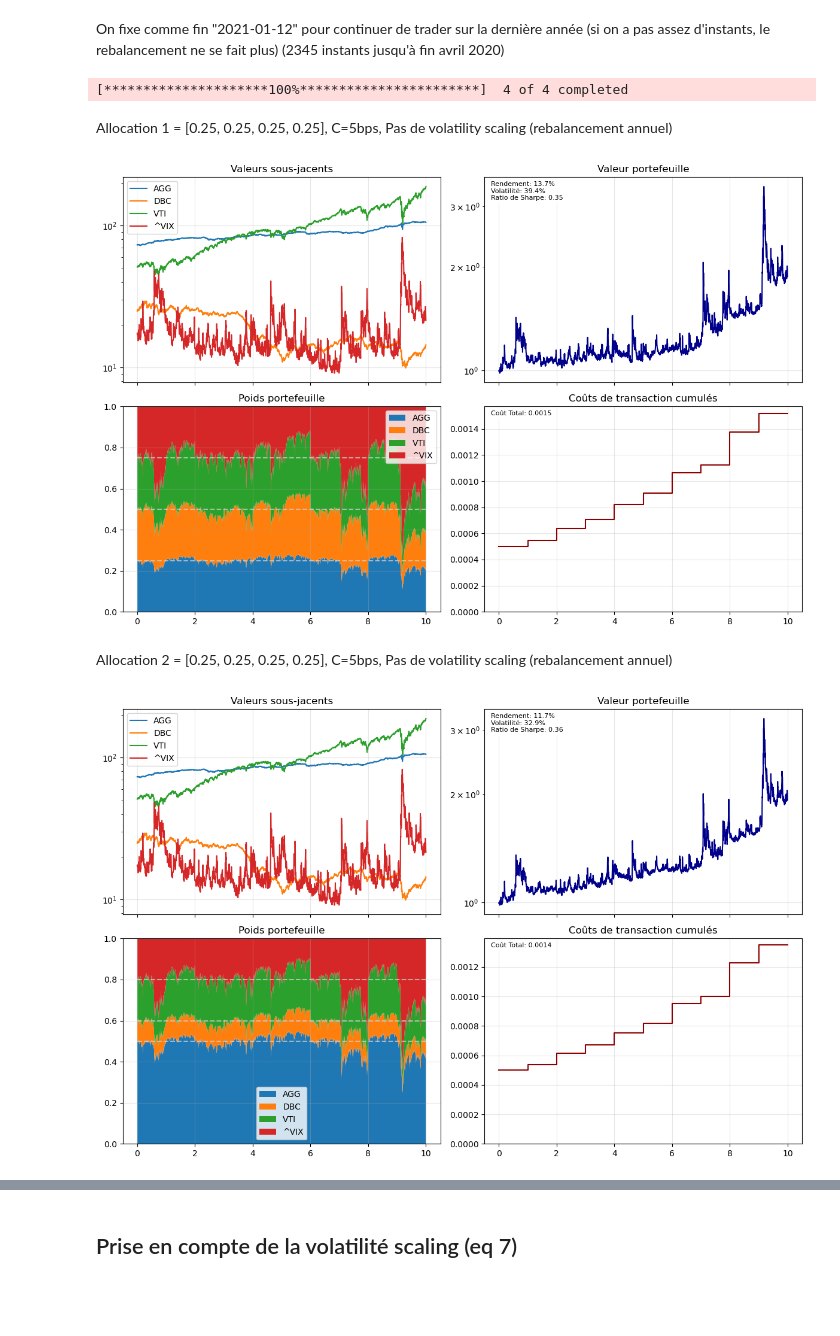
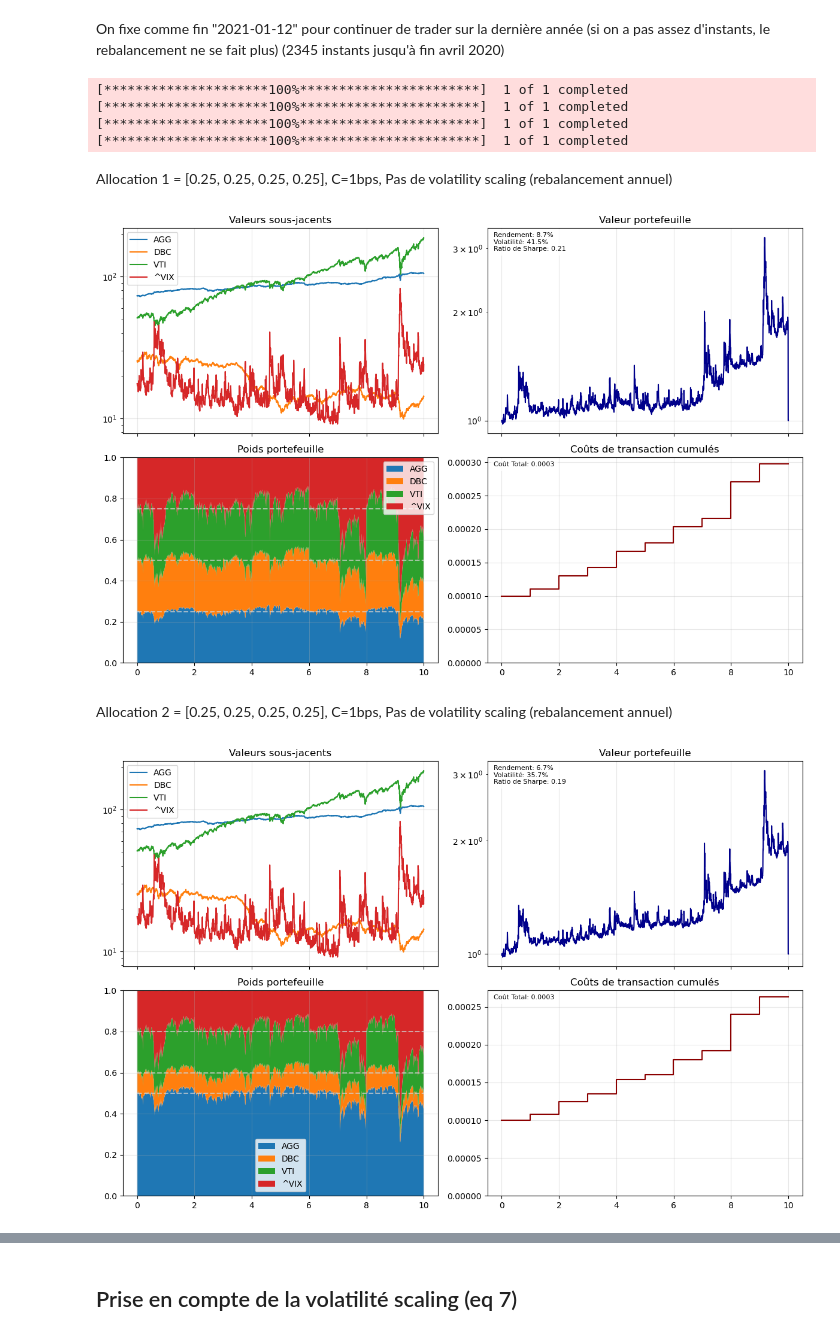
Before and after one commit to alexandreviard/DL-Portfolio-CMAP, a Jupyter notebook: massyle/allocation_article_zhang_DL.ipynb, the cells around one changed output, grey strips where cells are left out. Cells and saved outputs as stored; diff of their text form; code cells hidden in the pictures; blank space fills up the shorter version.

```diff
--- a/massyle/allocation_article_zhang_DL.ipynb
+++ b/massyle/allocation_article_zhang_DL.ipynb
@@ -6,22 +8,21 @@ import matplotlib.pyplot as plt
 # %% [markdown]
 On fixe comme fin "2021-01-12" pour continuer de trader sur la dernière année (si on a pas assez d'instants, le rebalancement ne se fait plus) (2345 instants jusqu'à fin avril 2020)
-# %%
-tickers = ['VTI', 'AGG', 'DBC', '^VIX']
-data = yf.download(tickers, start="2011-01-01", end="2021-01-12", interval="1d")['Adj Close']
-data_na = data.dropna(axis=0).copy()
-
-for column in data_na.columns:
-    data_na.loc[:, f'{column}_r(t)'] = data_na[column].pct_change()
-    data_na.loc[:, f'{column}_r(t+1)'] = data_na[f'{column}_r(t)'].shift(-1)
-
-data_na.dropna(axis=0, inplace=True)
-data_na.reset_index(inplace=True)
-data_na['Date'] = data_na['Date'].dt.date
-# %% [output]
-[*********************100%***********************]  4 of 4 completed
+# %%
+def get_data(tickers, start_date, end_date):
+    """Récupère les données historiques des actifs"""
+    data = pd.DataFrame()
+    for ticker in tickers:
+        stock = yf.download(ticker, start=start_date, end=end_date)
+        data[ticker] = stock['Adj Close']
+    return data
 # %%
-spot = data_na[['AGG', 'DBC', 'VTI', '^VIX']].to_numpy()
+spot = get_data(['AGG', 'DBC', 'VTI', '^VIX'], "2011-01-01", "2021-01-12").to_numpy()
 years=10
+# %% [output]
+[*********************100%***********************]  1 of 1 completed
+[*********************100%***********************]  1 of 1 completed
+[*********************100%***********************]  1 of 1 completed
+[*********************100%***********************]  1 of 1 completed
 # %%
 def simulate_portfolio(spot, years, allocation, C=0.0001, rebalancing_freq='yearly'):
 
@@ -85,7 +86,7 @@ def plot_portfolio_analysis(
     ax.grid(True, alpha=0.3)
 
     # Calcul et affichage des métriques de performance
-    returns = np.diff(portfolio_value) / portfolio_value[:-1]
+    returns = pd.Series(portfolio_value).pct_change().dropna()
     volatility = returns.std() * np.sqrt(252)
     sharpe = (returns.mean() * 252) / (returns.std() * np.sqrt(252))
 
@@ -145,26 +146,26 @@ allocation2 = [0.5, 0.1, 0.2, 0.2]
 allocation3 = [0.1, 0.5, 0.2, 0.2]
 allocation4 = [0.4, 0.4, 0.1, 0.1]
 # %% [markdown]
-Allocation 1 = [0.25, 0.25, 0.25, 0.25], C=5bps, Pas de volatility scaling (rebalancement annuel)
+Allocation 1 = [0.25, 0.25, 0.25, 0.25], C=1bps, Pas de volatility scaling (rebalancement annuel)
 # %%
-t, portfolio_value, weights_actual, weights_target, index_rebalancing, rebalancing_cost = simulate_portfolio(spot, years, allocation1, C=0.0005, rebalancing_freq='yearly')
+t, portfolio_value, weights_actual, weights_target, index_rebalancing, rebalancing_cost = simulate_portfolio(spot, years, allocation1, C=0.0001, rebalancing_freq='yearly')
 
 fig, axes = plot_portfolio_analysis(
     t=t,
     spot=spot,
     portfolio_value=portfolio_value,
     weights_actual=weights_actual,
     weights_target=weights_target,
     index_rebalancing=index_rebalancing,
     rebalancing_cost=rebalancing_cost
 )
 plt.show()
 # %% [output]
-[figure, old version]
+[figure, new version]
 # %% [markdown]
-Allocation 2 = [0.25, 0.25, 0.25, 0.25], C=5bps, Pas de volatility scaling (rebalancement annuel)
+Allocation 2 = [0.25, 0.25, 0.25, 0.25], C=1bps, Pas de volatility scaling (rebalancement annuel)
 # %%
-t, portfolio_value, weights_actual, weights_target, index_rebalancing, rebalancing_cost = simulate_portfolio(spot, years, allocation2, C=0.0005, rebalancing_freq='yearly')
+t, portfolio_value, weights_actual, weights_target, index_rebalancing, rebalancing_cost = simulate_portfolio(spot, years, allocation2, C=0.0001, rebalancing_freq='yearly')
 
 fig, axes = plot_portfolio_analysis(
     t=t,
@@ -177,5 +178,5 @@ fig, axes = plot_portfolio_analysis(
 )
 plt.show()
 # %% [output]
-[figure, old version]
+[figure, new version]
 # %% [markdown]
```
Also changed, not shown: parts of 11 cells of this notebook, 1 other file.
